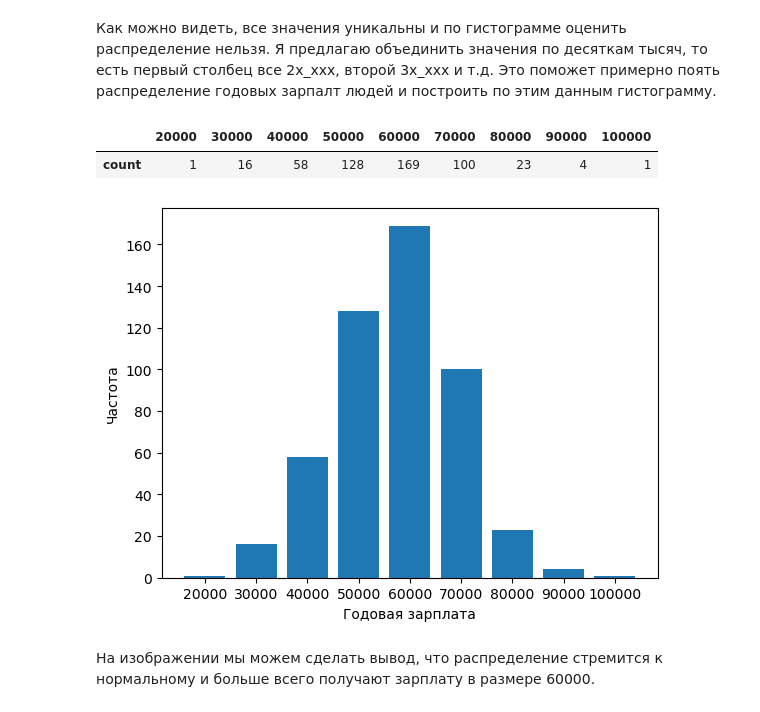
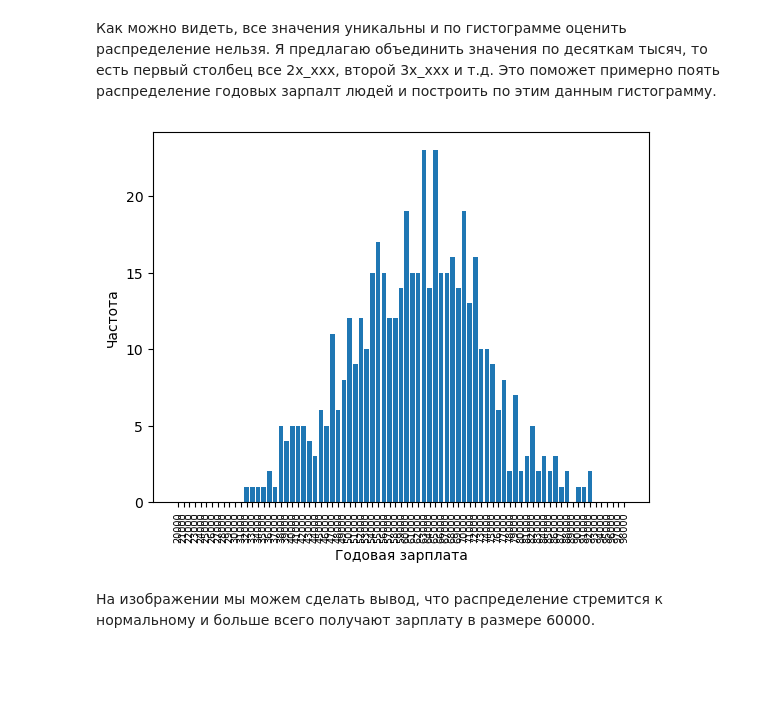
Before and after one commit to KorolevIvanMi/ML, a Jupyter notebook: labs/lab1.ipynb, the cells around one changed output. Drawn from its saved outputs; the diff is of its cells as text; code cells hidden in the pictures; blank space fills up the shorter version.

```diff
--- a/labs/lab1.ipynb
+++ b/labs/lab1.ipynb
@@ -81,0 +101,5 @@ plt.show()
+# %%
+nan_count = ds_original['Gender'].isna().sum()
+fill_values = np.array([0] * 128 + [1] * 128)
+np.random.shuffle(fill_values)
+ds_original.loc[ds_original['Gender'].isna(), 'Gender'] = fill_values
@@ -115,40 +141,19 @@ Name: count, Length: 500, dtype: int64
 # %% [markdown]
 Как можно видеть, все значения уникальны и по гистограмме оценить распределение нельзя. Я предлагаю объединить значения по десяткам тысяч, то есть первый столбец все 2х_ххх, второй 3х_ххх и т.д. Это поможет примерно поять распределение годовых зарпалт людей и построить по этим данным гистограмму.
 # %%
-annual_salary_grouped = pd.DataFrame( columns=["20000","30000","40000","50000","60000","70000","80000","90000","100000"], index = ["count"])
-annual_salary_grouped.loc["count"] = 0
+a = 1000
+bins = range(20000, 100000, a)
+labels = [str(x) for x in bins[:-1]]
 
-for index, value in annual_salary_origin.items():
-    if index >= 20000 and index < 30000:
-        annual_salary_grouped.loc["count", "20000"] += 1
-    if index >= 30000 and index < 40000:
-        annual_salary_grouped.loc["count", "30000"] += 1
-    if index >= 40000 and index < 50000:
-        annual_salary_grouped.loc["count", "40000"] += 1
-    if index >= 50000 and index < 60000:
-        annual_salary_grouped.loc["count", "50000"] += 1
-    if index >= 60000 and index < 70000:
-        annual_salary_grouped.loc["count", "60000"] += 1
-    if index >= 70000 and index < 80000:
-        annual_salary_grouped.loc["count", "70000"] += 1
-    if index >= 80000 and index < 90000:
-        annual_salary_grouped.loc["count", "80000"] += 1
-    if index >= 90000 and index < 100000:
-        annual_salary_grouped.loc["count", "90000"] += 1
-    if index >= 100000 and index < 110000:
-        annual_salary_grouped.loc["count", "100000"] += 1
-
-annual_salary_grouped
+annual_salary_grouped_origins =  pd.cut(annual_salary_origin.index,  bins=bins, labels=labels).value_counts()
-# %% [output]
-|  | 20000 | 30000 | 40000 | 50000 | 60000 | 70000 | 80000 | 90000 | 100000 |
-| count | 1 | 16 | 58 | 128 | 169 | 100 | 23 | 4 | 1 |
 # %%
-plt.bar(annual_salary_grouped.columns, annual_salary_grouped.values[0])
+plt.bar(annual_salary_grouped_origins.index, annual_salary_grouped_origins.values)
 plt.xlabel("Годовая зарплата")
 plt.ylabel("Частота")
+plt.xticks(annual_salary_grouped_origins.index, rotation=90, fontsize=7)
 plt.show()
 # %% [output]
-[figure, old version]
+[figure, new version]
 # %% [markdown]
 На изображении мы можем сделать вывод, что распределение стремится к нормальному и больше всего получают зарплату в размере 60000.
 # %% [markdown]
```
Also changed, not shown: parts of 43 cells of this notebook, 1 other file.
